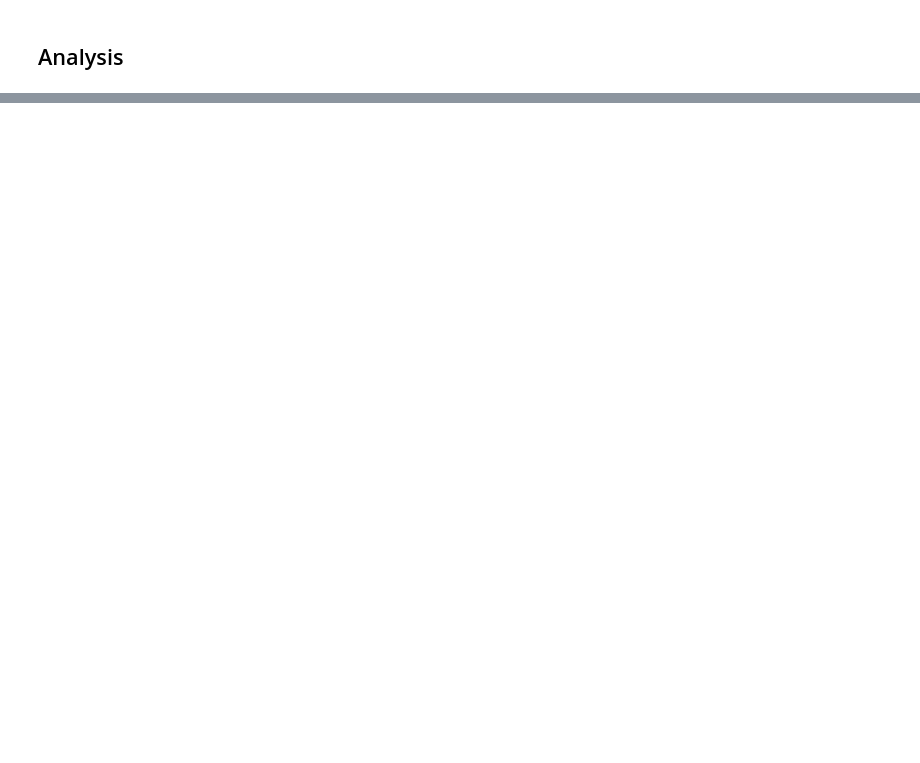
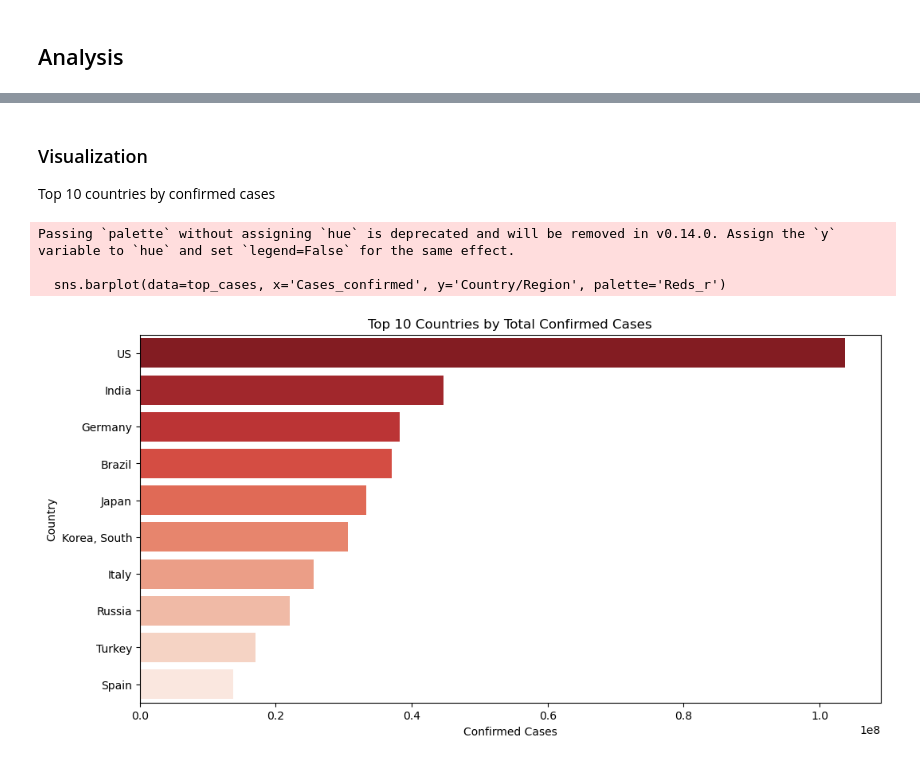
Before and after one commit to Shubhrottam-Katoch/Covid-19-Analysis, a Jupyter notebook: EDA.ipynb, the cells around one changed output, grey strips where cells are left out. Drawn from its saved outputs; the diff is of its cells as text; code cells hidden in the pictures; blank space fills up the shorter version.

Commit message:
More datasets and visualizations

```diff
--- a/EDA.ipynb
+++ b/EDA.ipynb
@@ -333,0 +517,2 @@ We dont have any duplicated rows.
+# %%
+master_df = master_df.sort_values(['country_clean','Date'])
@@ -333,0 +539,20 @@ We dont have any duplicated rows.
+# %%
+master_df['risk_score'] = master_df['Cases_confirmed'] / master_df['Population']
+master_df['cases_per_100k'] = (master_df['Cases_confirmed'] / master_df['Population']) * 100000
+def classify_risk(x):
+    if x < 10:
+        return 'Low'
+    elif x < 100:
+        return 'Medium'
+    elif x < 500:
+        return 'High'
+    else:
+        return 'Critical'
+
+master_df['Risk'] = master_df['cases_per_100k'].apply(classify_risk)
+# %%
+master_df['Risk'] = pd.qcut(
+    master_df['cases_per_100k'],
+    q=4,
+    labels=['Low', 'Medium', 'High', 'Critical']
+)
@@ -333,0 +578,8 @@ We dont have any duplicated rows.
+# %%
+master_df['7DMA'] = master_df.groupby('Country/Region')['Daily Cases'].transform(
+    lambda x: x.rolling(7).mean()
+)
+peaks = master_df.loc[
+    master_df.groupby('Country/Region')['7DMA'].idxmax()
+]
+peaks.head(3)
@@ -333,0 +679,21 @@ We dont have any duplicated rows.
+# %% [markdown]
+### Visualization
+
+Top 10 countries by confirmed cases
+# %%
+latest_data = master_df.sort_values('Date').groupby('Country/Region').tail(1).copy()
+latest_data = latest_data.dropna(subset=['Population'])
+latest_data.head()
+top_cases = latest_data.nlargest(10, 'Cases_confirmed')
+
+plt.figure(figsize=(12,6))
+sns.barplot(data=top_cases, x='Cases_confirmed', y='Country/Region', palette='Reds_r')
+plt.title('Top 10 Countries by Total Confirmed Cases')
+plt.xlabel('Confirmed Cases')
+plt.ylabel('Country')
+plt.show()
+# %% [output]
+Passing `palette` without assigning `hue` is deprecated and will be removed in v0.14.0. Assign the `y` variable to `hue` and set `legend=False` for the same effect.
+
+  sns.barplot(data=top_cases, x='Cases_confirmed', y='Country/Region', palette='Reds_r')
+[figure, added]
```
Also changed, not shown: parts of 50 cells of this notebook, 4 other files.
